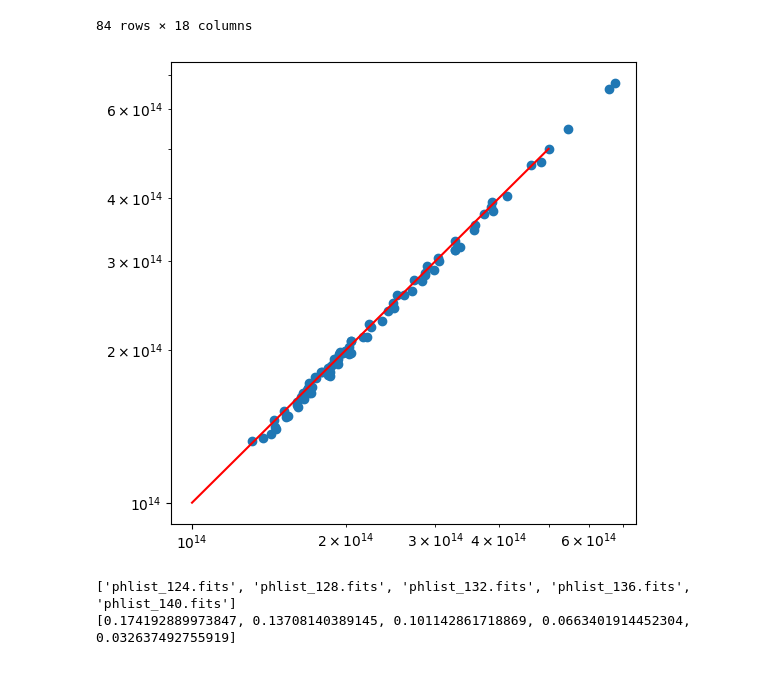
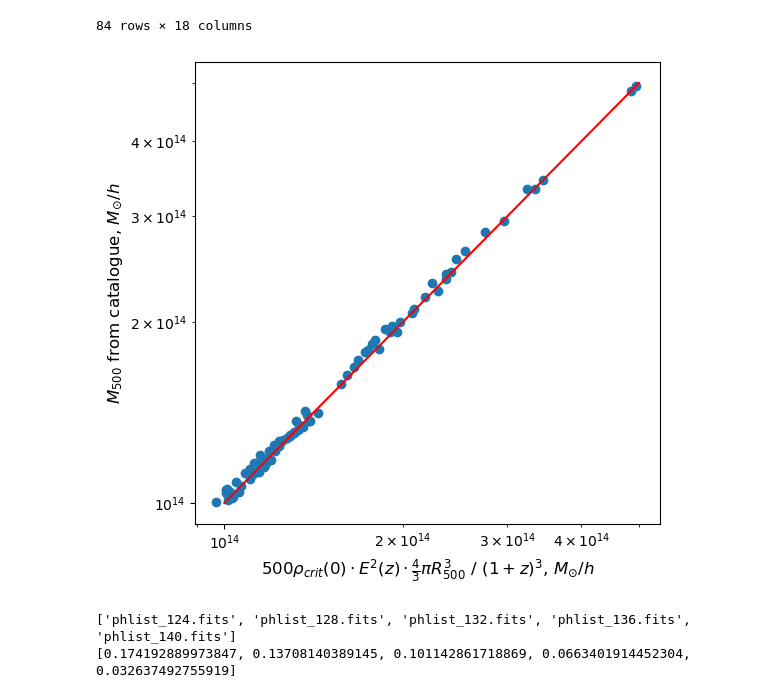
Before and after one commit to pi4imu/magneticum, a Jupyter notebook: spectra_magneticum.ipynb, the cells around one changed output. Saved outputs shown, nothing was run; the diff lists cells and outputs as text; code cells hidden in the pictures.

```diff
--- a/spectra_magneticum.ipynb
+++ b/spectra_magneticum.ipynb
@@ -39,5 +42,5 @@ from IPython.display import clear_output
 # %%
-clusters = pd.read_csv("../data/eROSITA_30.0x30.0/Catalouges/cluster.dat", sep='\s+', header=0)
+clusters = pd.read_csv("../data/eROSITA_30.0x30.0/Catalouges/cluster.dat", sep='\\s+', header=0)
 clusters = clusters[clusters["M500"]>1e14]
 clusters = clusters[clusters["flag"]==0]
 clusters
@@ -58,24 +61,32 @@ clusters
 # %%
 rho_0 = FlatLambdaCDM(H0=100*0.704, Om0=0.272).critical_density(0) # g/cm^3
 rho_0 = rho_0.value / 2e33 * (3.08e21)**3
 h = 0.704
 
-r5 = clusters["R200"]/h
+r5 = clusters["R500"]/h
 zs = clusters["z_true"]
 Es = np.sqrt(0.272*(1+zs)**3+0.728)
 
-m5 = 4/3*np.pi * r5**3 * 200*rho_0 * Es**2 / (1+zs)**3
+m5 = 4/3*np.pi * r5**3 * 500 * rho_0 * Es**2 / (1+zs)**3
 
 plt.figure(figsize=(6,6))
 
 plt.plot([1e14, 5e14], [1e14, 5e14], color='r')
 
-plt.scatter(clusters["M200"], m5*h)
+plt.scatter(m5*h, clusters["M500"])
+plt.ylabel("$M_{500}$ from catalogue, $M_{\\odot}/h$", fontsize=12)
+plt.xlabel("$500 \\rho_{crit}(0) \\cdot E^2(z) \\cdot \\frac{4}{3} \\pi R_{500}^3 \\ / \\ (1+z)^3$, $M_{\\odot}/h$", fontsize=12)
 plt.xscale("log")
 plt.yscale("log")
+
+#plt.xlim(1.5*10**14, 2*10**14)
+#plt.ylim(1.5*10**14, 2*10**14)
+
+#plt.savefig('M500-comparison.pdf', format='pdf', bbox_inches='tight')
+
 plt.show()
 # %% [output]
-[figure, old version]
+[figure, new version]
 # %%
 wd = "../data/eROSITA_30.0x30.0/Phox/"
 mylist = sorted(os.listdir(wd))
```
Also changed, not shown: parts of 48 cells of this notebook, 29 other files.
